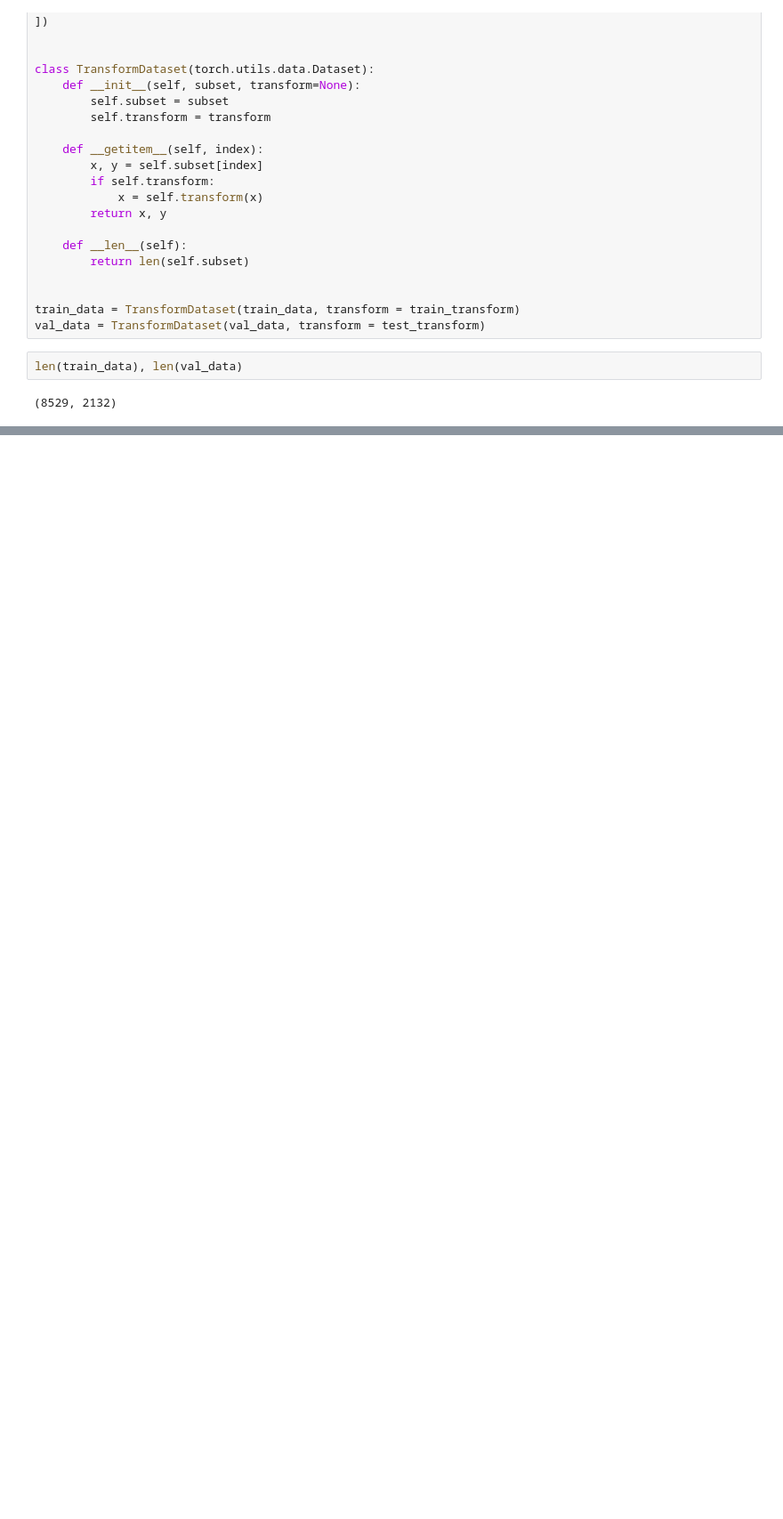
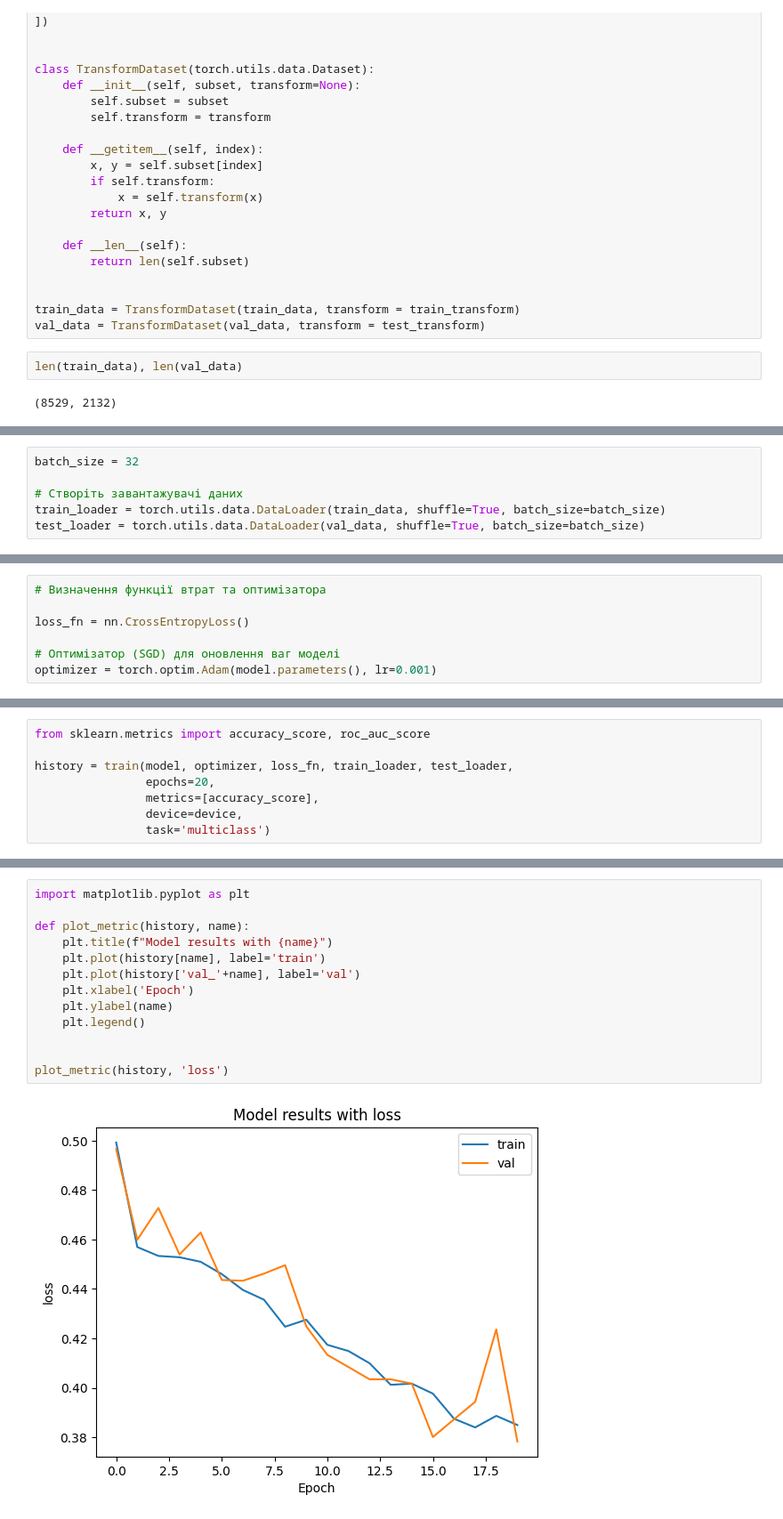
Before and after one commit to shaya-686/AI, a Jupyter notebook: img_vizualization.ipynb, the cells around one changed output, grey strips where cells are left out. Shown at 89% size. Drawn from its saved outputs; the diff is of its cells as text; blank space fills up the shorter version.

Commit message:
Kaggle Notebook | img_visualization | Version 7

```diff
--- a/img_vizualization.ipynb
+++ b/img_vizualization.ipynb
@@ -121,0 +122,6 @@ for i in range(3):  # Show 3 images
+# %%
+batch_size = 32
+
+# Створіть завантажувачі даних
+train_loader = torch.utils.data.DataLoader(train_data, shuffle=True, batch_size=batch_size)
+test_loader = torch.utils.data.DataLoader(val_data, shuffle=True, batch_size=batch_size)
@@ -121,0 +242,7 @@ for i in range(3):  # Show 3 images
+# %%
+# Визначення функції втрат та оптимізатора
+
+loss_fn = nn.CrossEntropyLoss()
+
+# Оптимізатор (SGD) для оновлення ваг моделі
+optimizer = torch.optim.Adam(model.parameters(), lr=0.001)
@@ -121,0 +388,8 @@ for i in range(3):  # Show 3 images
+# %%
+from sklearn.metrics import accuracy_score, roc_auc_score
+
+history = train(model, optimizer, loss_fn, train_loader, test_loader,
+                epochs=20,
+                metrics=[accuracy_score],
+                device=device,
+                task='multiclass')
@@ -121,0 +414,15 @@ for i in range(3):  # Show 3 images
+# %%
+import matplotlib.pyplot as plt
+
+def plot_metric(history, name):
+    plt.title(f"Model results with {name}")
+    plt.plot(history[name], label='train')
+    plt.plot(history['val_'+name], label='val')
+    plt.xlabel('Epoch')
+    plt.ylabel(name)
+    plt.legend()
+
+
+plot_metric(history, 'loss')
+# %% [output]
+[figure, added]
```
Also changed, not shown: parts of 8 cells of this notebook.
